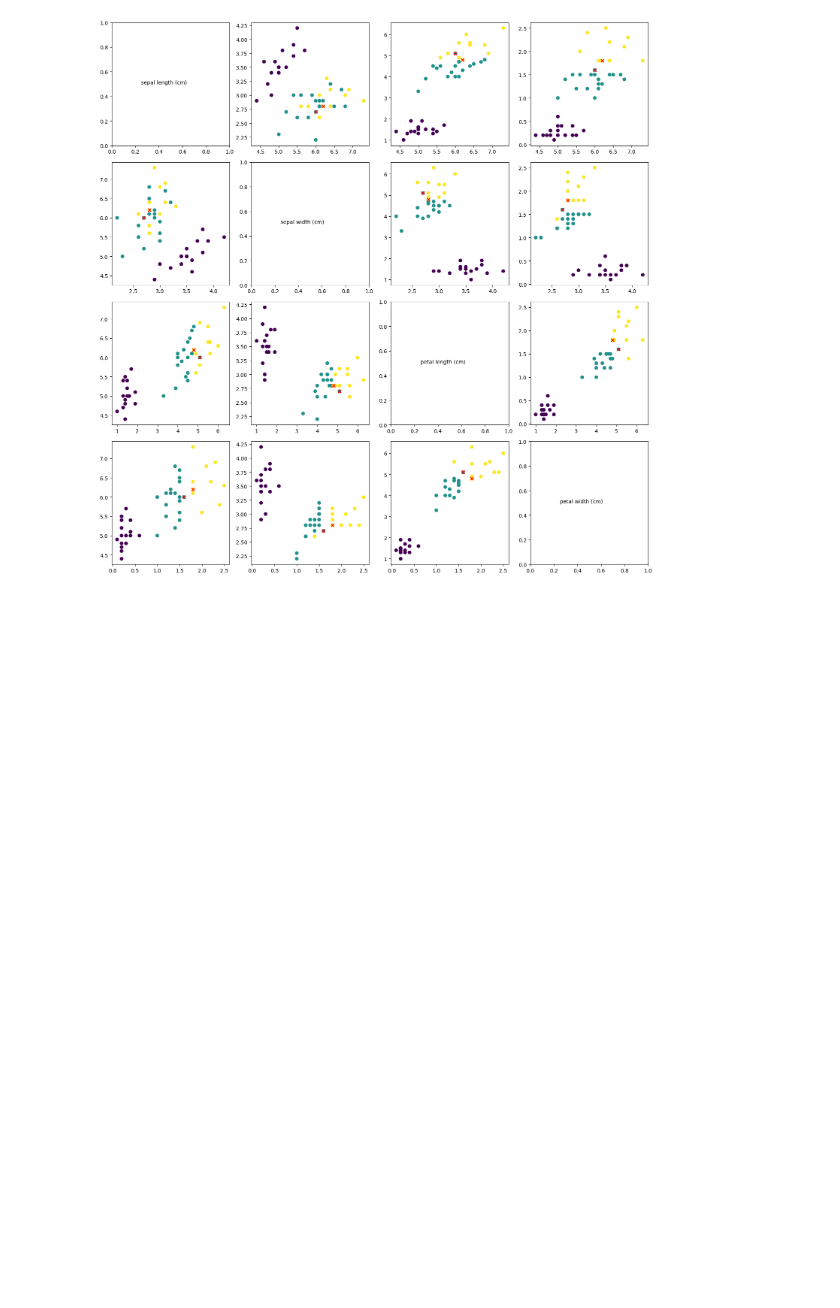
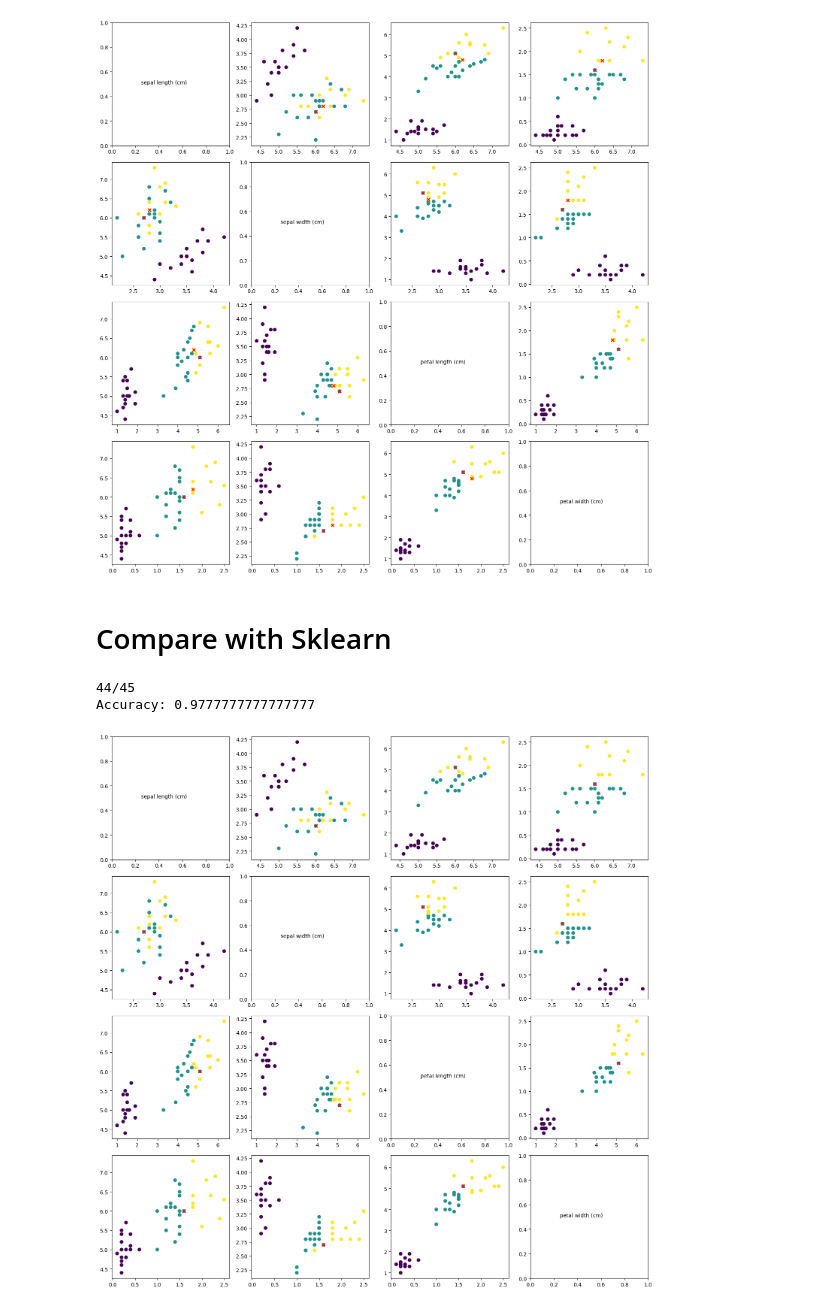
Before and after one commit to pishchev/MachineLearning, a Jupyter notebook: KNN/knn.ipynb, the cells around one changed output. Saved outputs shown, nothing was run; the diff lists cells and outputs as text; code cells hidden in the pictures; blank space fills up the shorter version.

```diff
--- a/KNN/knn.ipynb
+++ b/KNN/knn.ipynb
@@ -65,3 +61,16 @@ draw.plot_features_data(test_X, test_Y, iris.feature_names, wrongs)
 43/45
 Accuracy: 0.9555555555555556
 [figure]
+# %% [markdown]
+# Compare with Sklearn
+# %%
+neigh = KNeighborsClassifier(n_neighbors=5)
+neigh.fit(train_X, train_Y)
+neigh_preds = neigh.predict(test_X)
+utils.accuracy(neigh_preds, test_Y)
+idx = np.where(neigh_preds != test_Y)
+draw.plot_features_data(test_X, test_Y, iris.feature_names, idx)
+# %% [output]
+44/45
+Accuracy: 0.9777777777777777
+[figure, added]
```
Also changed, not shown: parts of 1 cell of this notebook, 4 other files.
